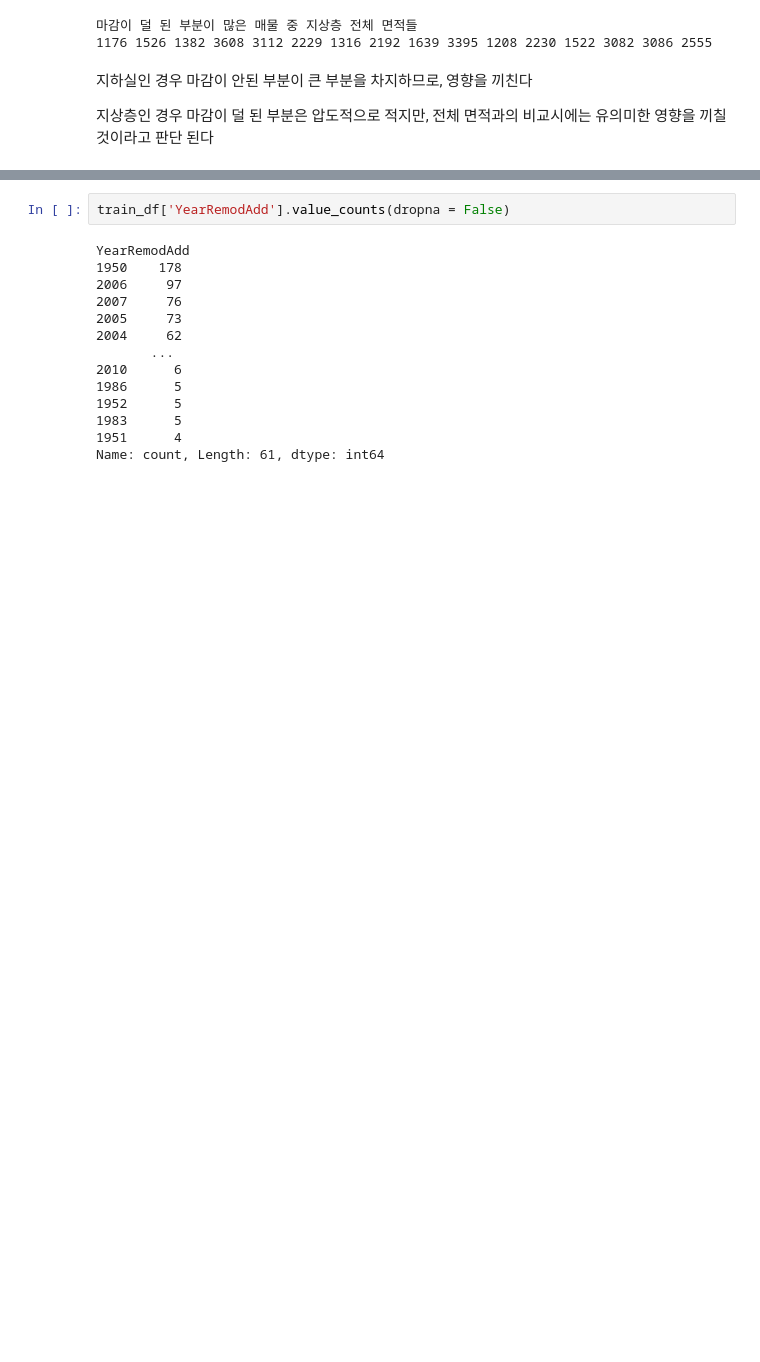
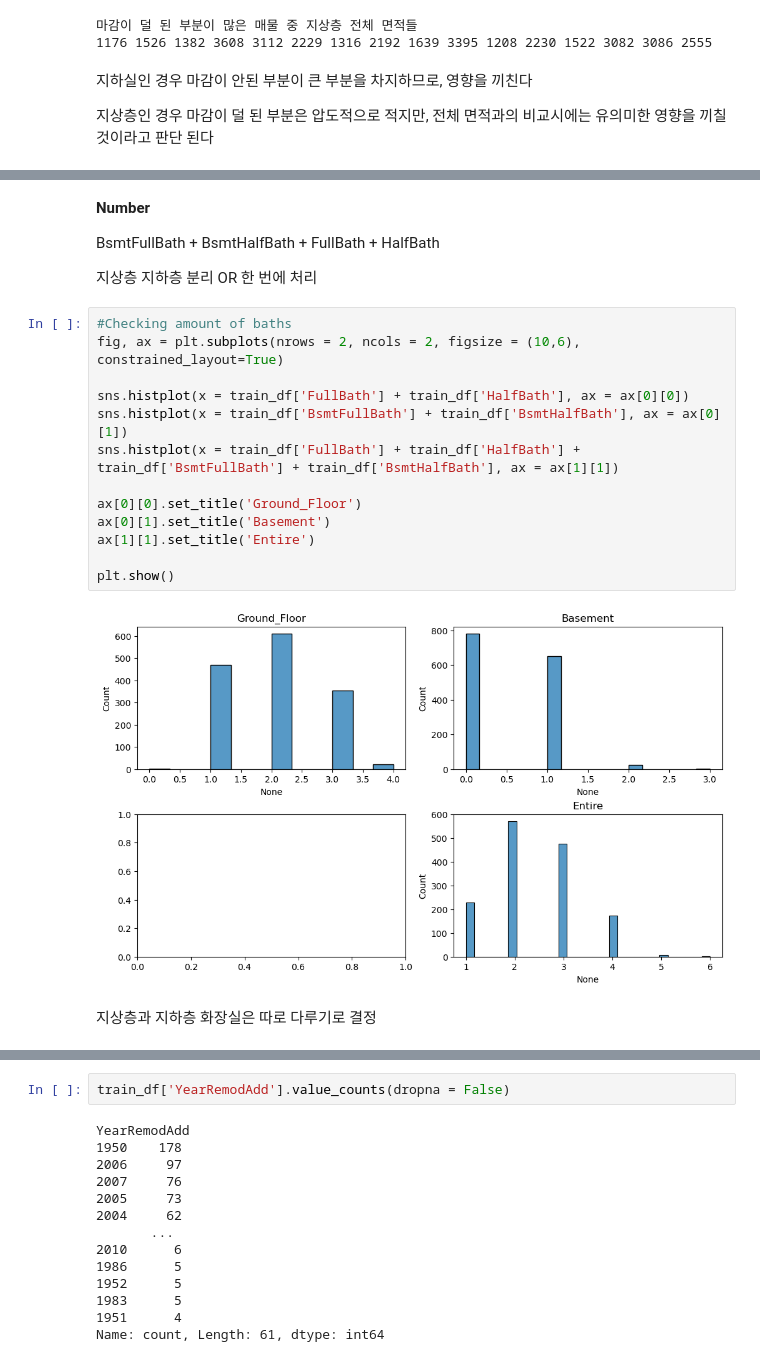
Before and after one commit to JeongHun01/Kaggle, a Jupyter notebook: House_prices/Data_Analysis.ipynb, the cells around one changed output, grey strips where cells are left out. Drawn from its saved outputs; the diff is of its cells as text; blank space fills up the shorter version.

```diff
--- a/House_prices/Data_Analysis.ipynb
+++ b/House_prices/Data_Analysis.ipynb
@@ -671,0 +725,23 @@ for ele in index:
+# %% [markdown]
+**Number**
+
+BsmtFullBath + BsmtHalfBath + FullBath + HalfBath
+
+지상층 지하층 분리 OR 한 번에 처리
+# %%
+#Checking amount of baths
+fig, ax = plt.subplots(nrows = 2, ncols = 2, figsize = (10,6), constrained_layout=True)
+
+sns.histplot(x = train_df['FullBath'] + train_df['HalfBath'], ax = ax[0][0])
+sns.histplot(x = train_df['BsmtFullBath'] + train_df['BsmtHalfBath'], ax = ax[0][1])
+sns.histplot(x = train_df['FullBath'] + train_df['HalfBath'] + train_df['BsmtFullBath'] + train_df['BsmtHalfBath'], ax = ax[1][1])
+
+ax[0][0].set_title('Ground_Floor')
+ax[0][1].set_title('Basement')
+ax[1][1].set_title('Entire')
+
+plt.show()
+# %% [output]
+[figure, added]
+# %% [markdown]
+지상층과 지하층 화장실은 따로 다루기로 결정
```
Also changed, not shown: parts of 11 cells of this notebook.
